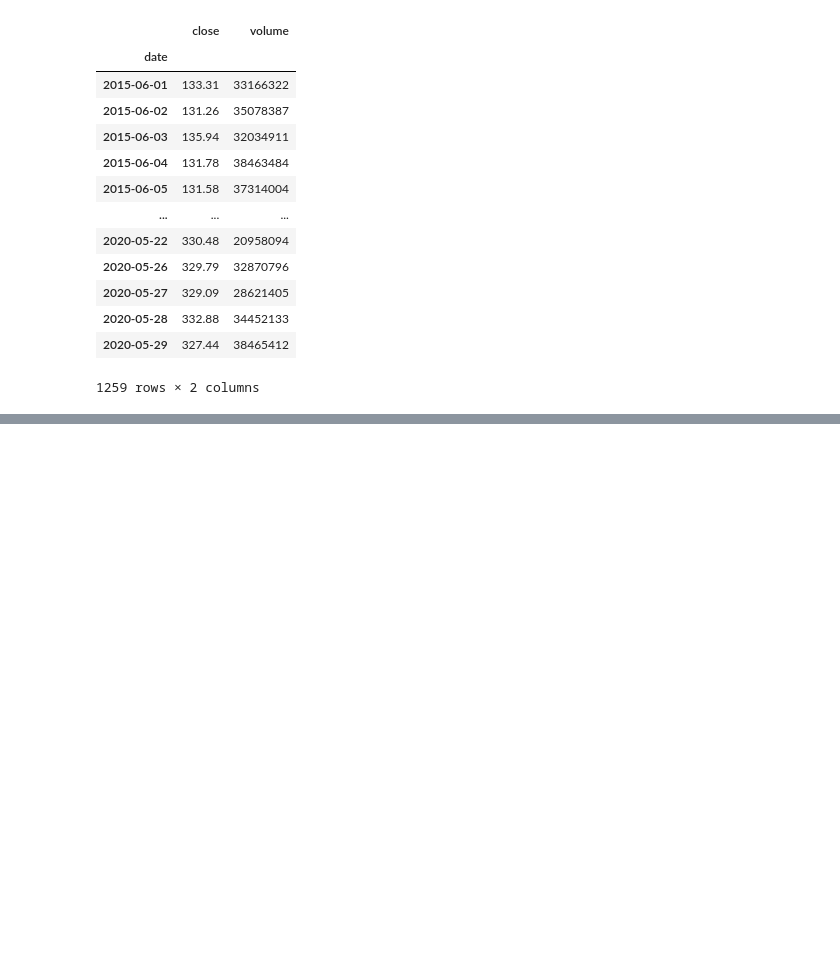
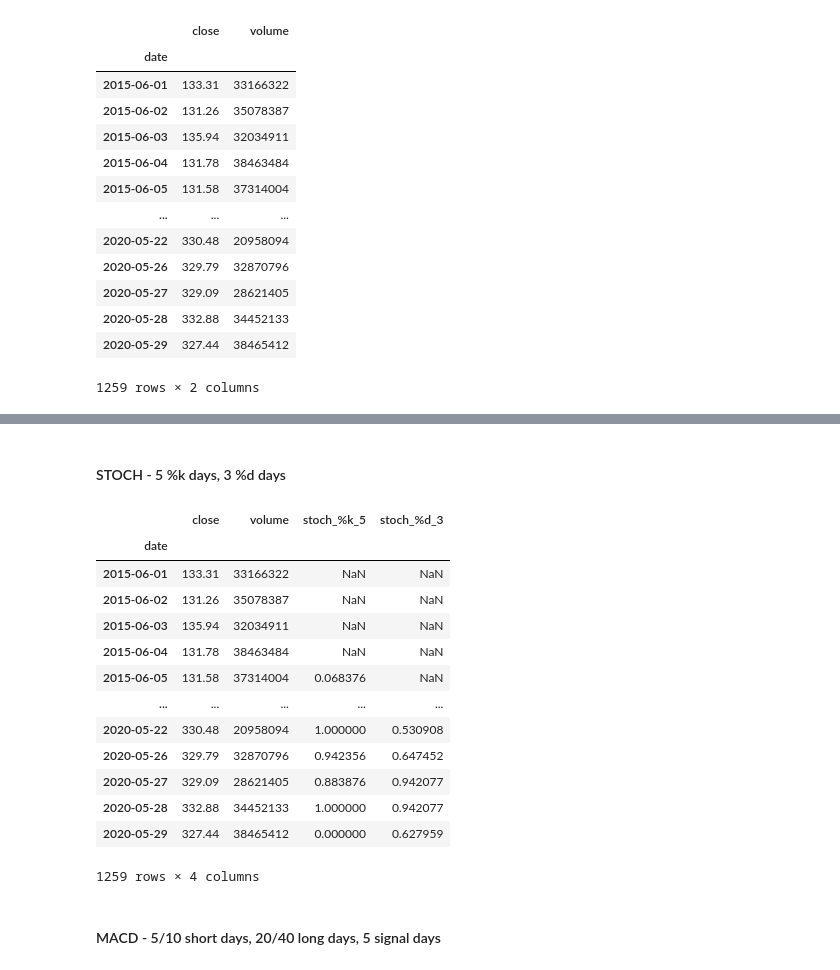
Before and after one commit to jk5ho/stonks-options, a Jupyter notebook: stonks-algo.ipynb, the cells around one changed output, grey strips where cells are left out. Saved outputs shown, nothing was run; the diff lists cells and outputs as text; code cells hidden in the pictures; blank space fills up the shorter version.

```diff
--- a/stonks-algo.ipynb
+++ b/stonks-algo.ipynb
@@ -39,0 +41,14 @@ df
+# %%
+def MA(df, col, n=5):
+    '''Calculate an n-period Moving Average of the specified column in a dataframe
+    Args:
+    df - dataframe with specified column
+    col -  specified column to calculate moving average
+    n - moving average period
+
+    Returns:
+    df - dataframe with moving average column
+    '''
+    df[str(col)+'_MA_'+str(n)] = df[col].rolling(n).mean()
+
+    return df
@@ -39,0 +128,40 @@ df
+# %% [markdown]
+#### STOCH - 5 %k days, 3 %d days
+# %%
+def Stoch_Osc(df, col='close', k=5, d=3):
+    '''Calculate a k-period slow Stochastic Oscillator indicator and a d-period fast Stochastic Oscillator indicator of the specified column in a dataframe
+    Args:
+    df - dataframe with specified column
+    col - specified column to calculate Stochastic Oscillator
+    k - slow Stochastic Oscillator period
+    d - fast Stochastic Oscillator period
+
+    Returns:
+    df - dataframe with slow (%k) and fast (%d) Stochastic Oscillator columns
+    '''
+    df = df.copy()
+    df['stoch_%k'] = (df[col] - df[col].rolling(k).min()) / (df[col].rolling(k).max() - df[col].rolling(k).min())
+    df = df[['close', 'volume', 'stoch_%k']]
+    df = MA(df, 'stoch_%k', n=d)
+    df.columns = ['close', 'volume', 'stoch_%k_'+str(k), 'stoch_%d_'+str(d)]
+
+    return df
+# %%
+Stoch_Osc(df, col='close', k=5, d=3)
+# %% [output]
+|  | close | volume | stoch_%k_5 | stoch_%d_3 |
+| date |  |  |  |  |
+| 2015-06-01 | 133.31 | 33166322 | NaN | NaN |
+| 2015-06-02 | 131.26 | 35078387 | NaN | NaN |
+| 2015-06-03 | 135.94 | 32034911 | NaN | NaN |
+| 2015-06-04 | 131.78 | 38463484 | NaN | NaN |
+| 2015-06-05 | 131.58 | 37314004 | 0.068376 | NaN |
+| ... | ... | ... | ... | ... |
+| 2020-05-22 | 330.48 | 20958094 | 1.000000 | 0.530908 |
+| 2020-05-26 | 329.79 | 32870796 | 0.942356 | 0.647452 |
+| 2020-05-27 | 329.09 | 28621405 | 0.883876 | 0.942077 |
+| 2020-05-28 | 332.88 | 34452133 | 1.000000 | 0.942077 |
+| 2020-05-29 | 327.44 | 38465412 | 0.000000 | 0.627959 |
+1259 rows × 4 columns
+# %% [markdown]
+#### MACD - 5/10 short days, 20/40 long days, 5 signal days
```
Also changed, not shown: parts of 22 cells of this notebook, 1 other file.
